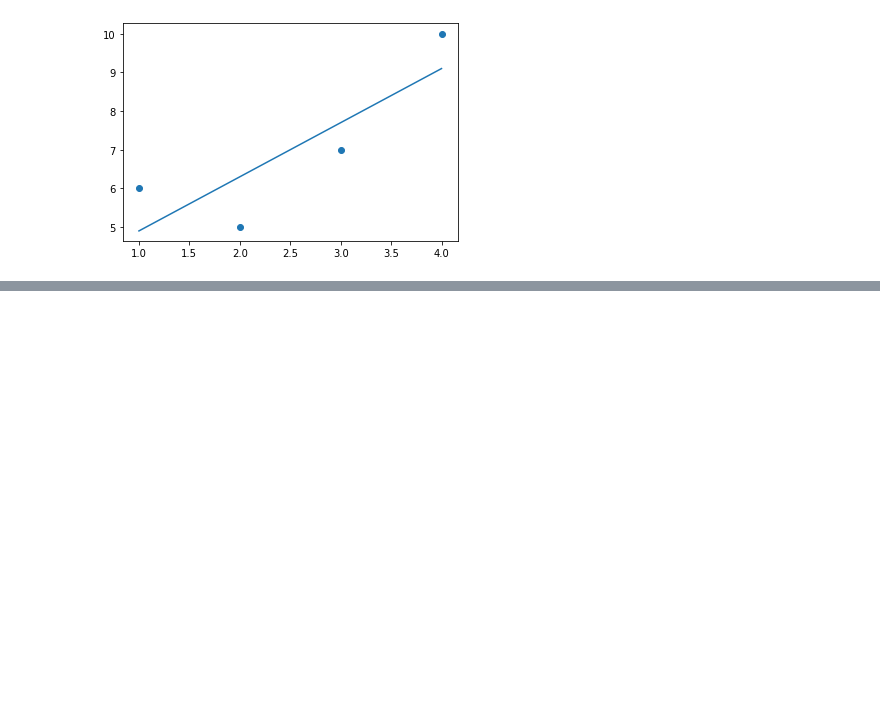
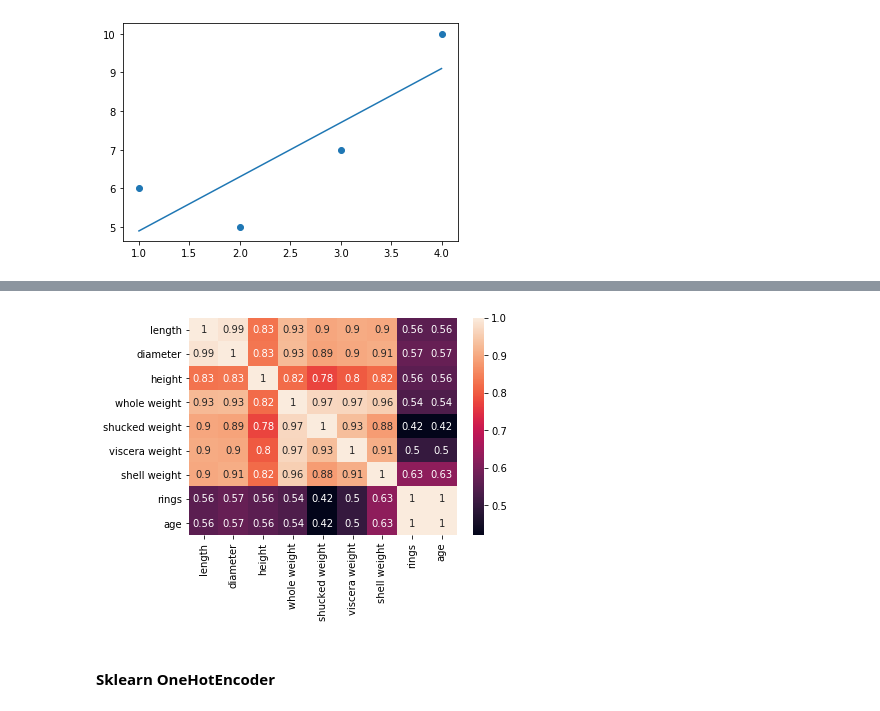
Before and after one commit to joannekim0420/Big-Data-Analysis, a Jupyter notebook: ML Regression notes [FIN].ipynb, the cells around one changed output, grey strips where cells are left out. Saved outputs shown, nothing was run; the diff lists cells and outputs as text; code cells hidden in the pictures; blank space fills up the shorter version.

```diff
--- a/ML Regression notes [FIN].ipynb
+++ b/ML Regression notes [FIN].ipynb
@@ -369,0 +667,7 @@ ax.plot(x,yhat)
+# %%
+corr = abalone.corr()
+sns.heatmap(corr, annot=True)
+plt.show()
+#숫자가 높을수록 관계가 높음
+# %% [output]
+[figure, added]
@@ -369,0 +679,2 @@ ax.plot(x,yhat)
+# %% [markdown]
+#### Sklearn OneHotEncoder
```
Also changed, not shown: parts of 77 cells of this notebook.
